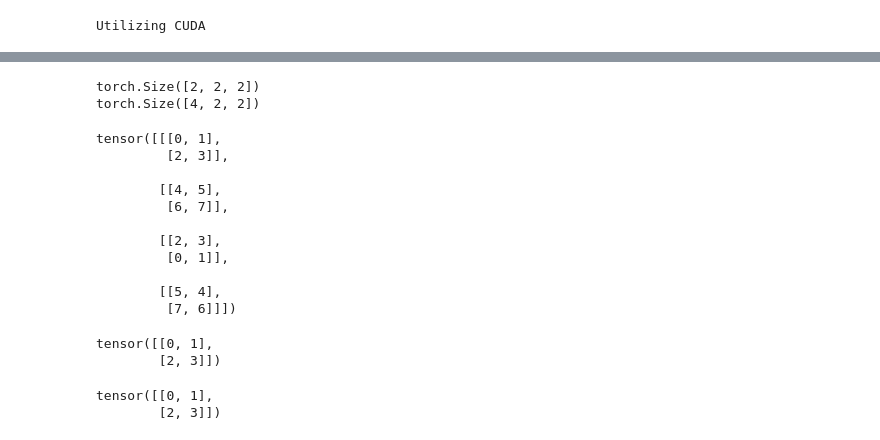
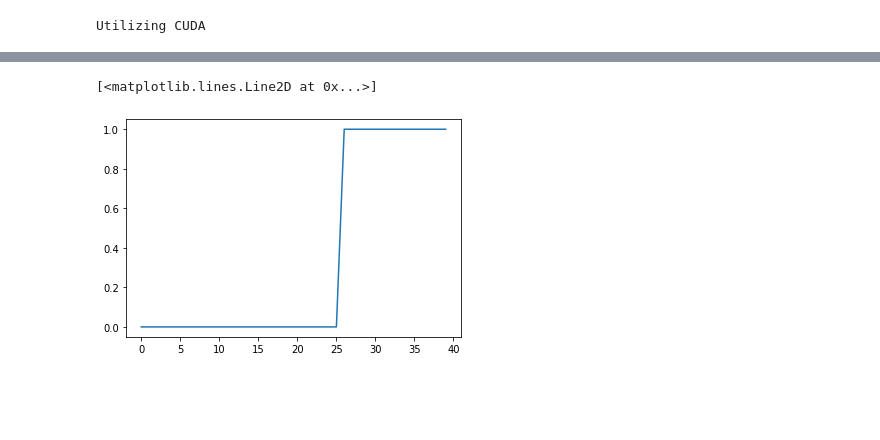
Before and after one commit to srineeey/neural_networks, a Jupyter notebook: modular_open_worm_classification/exp_modular_lat_cnn_lightning_worm_class.ipynb, the cells around one changed output, grey strips where cells are left out. Cells and saved outputs as stored; diff of their text form; code cells hidden in the pictures; blank space fills up the shorter version.

```diff
--- a/modular_open_worm_classification/exp_modular_lat_cnn_lightning_worm_class.ipynb
+++ b/modular_open_worm_classification/exp_modular_lat_cnn_lightning_worm_class.ipynb
@@ -53,9 +53,7 @@ torch.cuda.manual_seed(random_seed)
 torch.backends.cudnn.enabled = False
 torch.backends.cudnn.deterministic = True
 # %%
-checkpoint_path = "mlpconv1_2x2_64chan_midlat_nolin_ascircpadding_trial43/pl_checkpoints/CustomNet-043-epoch=199-val_loss=2.71943E-07.ckpt"
+checkpoint_path = "pl_checkpoints/CustomNet-003-epoch=178-val_loss=1.51679E-08.ckpt"
-# %%
-checkpoint_path = "pl_checkpoints/CustomNet-010-epoch=199-val_loss=3.08887E-07.ckpt"
 # %%
 #best_model = custom_torch_net_class_lightning.CustomNet.load_from_checkpoint(checkpoint_path,hyper_parameters)
 model = custom_torch_net_class_lightning.CustomNet.load_from_checkpoint(checkpoint_path)
@@ -375,35 +148,20 @@ plt.legend(loc="upper left")
-# %%
-lat_size = [2,2]
-conf_size = np.concatenate(([2],lat_size))
-links = torch.arange(0,2*np.prod(lat_size), dtype=int).reshape(*conf_size)
-#print(links)
-print(links.shape)
-new_links = link_per_lat_point(links, lat_size, len(lat_size))
-print(new_links.shape)
-# %% [output]
-torch.Size([2, 2, 2])
-torch.Size([4, 2, 2])
-# %%
-print(new_links)
-# %% [output]
-tensor([[[0, 1],
-         [2, 3]],
-
-        [[4, 5],
-         [6, 7]],
-
-        [[2, 3],
-         [0, 1]],
-
-        [[5, 4],
-         [7, 6]]])
-# %%
-print(new_links[0,:,:])
-# %% [output]
-tensor([[0, 1],
-        [2, 3]])
-# %%
-print(new_links[0,:,:])
-# %% [output]
-tensor([[0, 1],
-        [2, 3]])
+# %%
+"""test k flux conservation"""
+k_max = 40
+
+net_outputs = torch.zeros(k_max)
+
+for i in tqdm(range(k_max)):
+
+    kl_conf = torch.zeros(1,2,2,*test_lat_size)
+    kl_conf[:,0,:,:,:] = i
+    input_conf = kl_conf.reshape(1,4,*test_lat_size)
+    output = model(input_conf.to("cuda:0"))
+    #print(output)
+    net_outputs[i] = output
+# %%
+int_net_outputs = np.rint(net_outputs.detach().numpy())
+plt.plot(np.arange(k_max), int_net_outputs)
+# %% [output]
+[<matplotlib.lines.Line2D at 0x...>]
+[figure, added]
```
Also changed, not shown: parts of 33 cells of this notebook.
